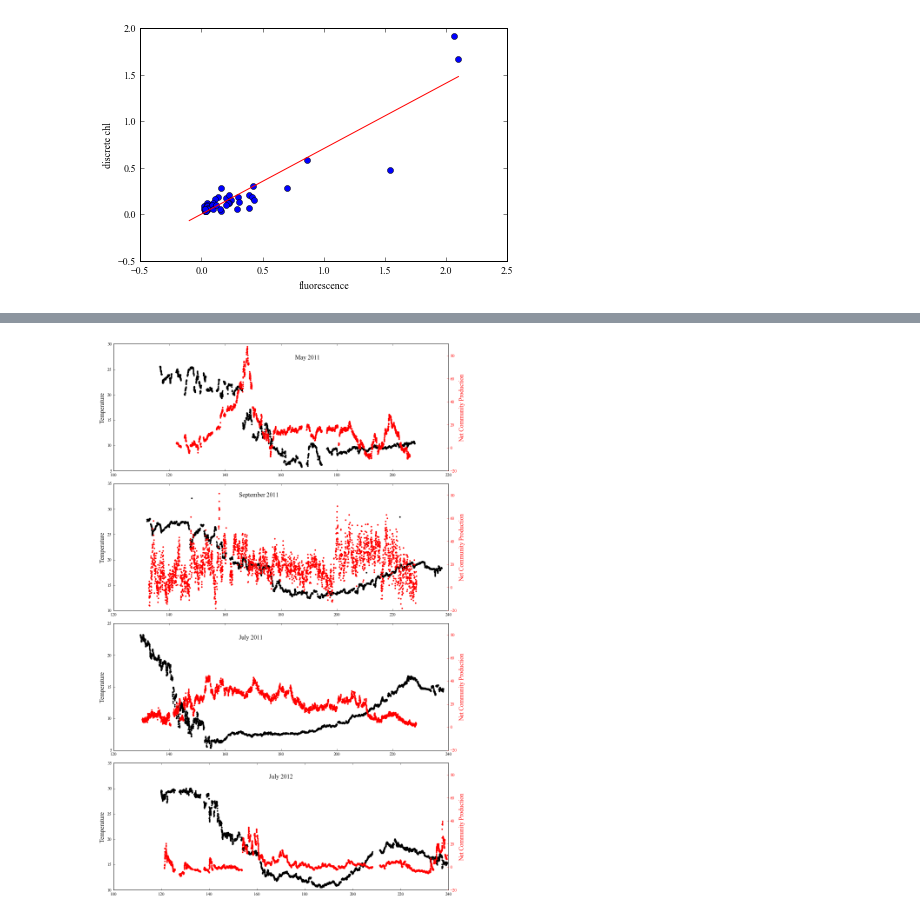
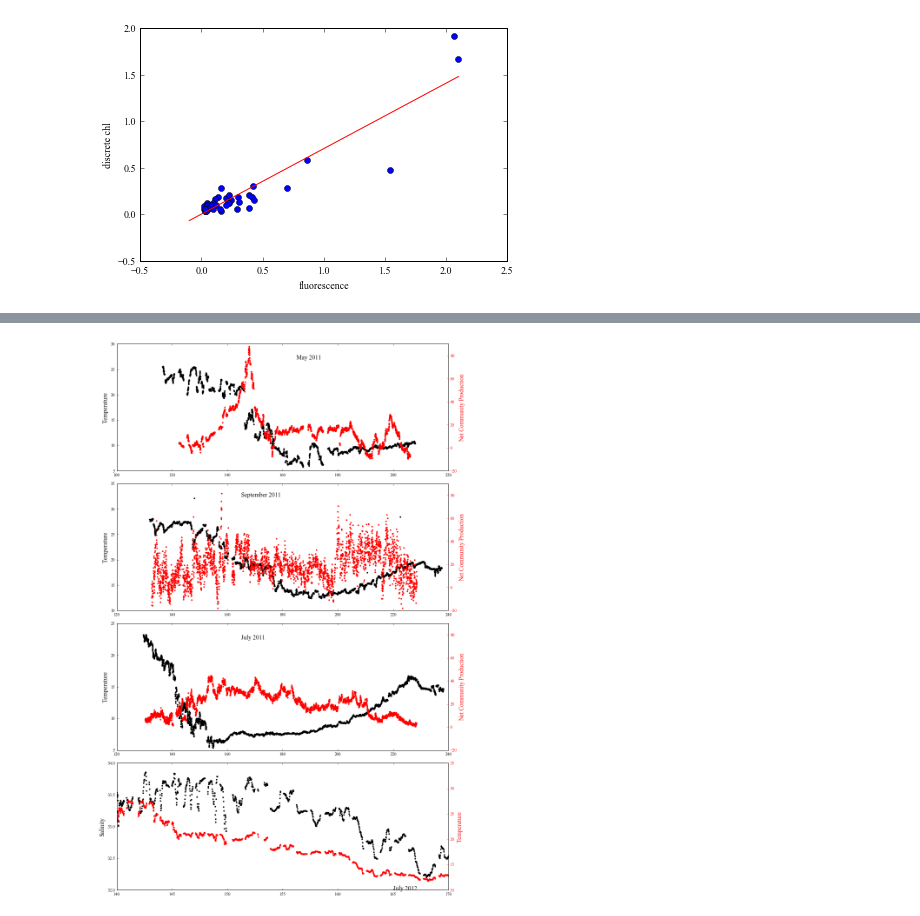
Before and after one commit to sophieclayton/kuroshio_productivity, a Jupyter notebook: Chl_calib.ipynb, the cells around one changed output, grey strips where cells are left out. Drawn from its saved outputs; the diff is of its cells as text; code cells hidden in the pictures.

```diff
--- a/Chl_calib.ipynb
+++ b/Chl_calib.ipynb
@@ -46,7 +47,7 @@ Index([u'Timestamp', u'Lat', u'Lon', u'S', u'T', u'Fluo', u'TrueO2Ar',
 # %%
 # import calibration data
 
-calib = pd.read_csv(r'/Users/sclayton/Google Drive/o2ar_data/Discrete_ChlO2Ar_ForSophie.csv', sep = ',')
+calib = pd.read_csv(r'/Users/archie/Google Drive/o2ar_data/Discrete_ChlO2Ar_ForSophie.csv', sep = ',')
 
 calib = calib.dropna()
 #calib = calib[(calib['Lon']>minlon) & (calib['Lon']<maxlon)]
@@ -76,3 +77,22 @@ Try using .loc[row_indexer,col_indexer] = value instead
 See the caveats in the documentation: http://pandas.pydata.org/pandas-docs/stable/indexing.html#indexing-view-versus-copy
 estimated calibration slope =  0.881930448676 , r =  0.869576623274 , p-value < 0.05  True
 [figure]
+# %%
+subTok2 = calib[calib['Cruise ID']=='Tokyo_2']
+subTok2['Fluo'] = np.interp(subTok2['Date/Time'],Tok2['Timestamp'], Tok2['Fluo'],left=np.nan, right=np.nan, period=None)
+subTok2 = subTok2.dropna()
+
+plt.plot(subTok2['Fluo'],subTok2['[Chl] (ug/L)'], 'o')
+plt.xlabel('discrete chl')
+plt.ylabel('fluorescence')
+
+mT,cT, rT, pT, std_errT = ss.linregress(subTok2['Fluo'],subTok2['[Chl] (ug/L)'])
+plt.plot(np.arange(-0.1, 2.2, 0.1), mT*(np.arange(-0.1, 2.2, 0.1))+cT, 'r')
+
+print 'estimated calibration slope = ', mT, ', r = ', rT, ', p-value < 0.05 ', pT<0.05
+
+plt.show()
+
+# calibrate fluorescence for Tokyo_1
+
+Tok2['chl'] = mT*Tok2['Fluo']+cT
@@ -195,39 +235,42 @@ ax5.plot(Tok3['Lon'], Tok3['Air-sea flux'], '.r')
 #ax2.set_xlim([140, 170])
 #ax2.set_ylim([15, 30])
 ax5.set_ylim([-20, 90])
 ax2.text(165, 32.5,'September 2011', fontsize = 14)
 
 ax2.set_ylabel('Temperature', color='k', fontsize = 14)
 ax5.set_ylabel('Net Community Production', color= 'r', fontsize = 14)
 ax5.tick_params(colors='r')
 
 ax3.plot(Tok2['Lon'], Tok2['T'], '.k')
 ax6 = ax3.twinx()
 ax6.plot(Tok2['Lon'], Tok2['Air-sea flux'], '.r')
 #ax2.set_xlim([140, 170])
 #ax2.set_ylim([15, 30])
 ax6.set_ylim([-20, 90])
 ax3.text(165, 22.5,'July 2011', fontsize = 14)
 
 ax3.set_ylabel('Temperature', color='k', fontsize = 14)
 ax6.set_ylabel('Net Community Production', color= 'r', fontsize = 14)
 ax6.tick_params(colors='r')
 
-ax7.plot(Tian['Lon'], Tian['T'], '.k')
+ax7.plot(Tian['Lon'], Tian['S'], '.k')
+ax7.set_xlim([140, 170])
 ax8 = ax7.twinx()
-ax8.plot(Tian['Lon'], Tian['Air-sea flux'], '.r')
-#ax3.set_xlim([140, 170])
-#ax3.set_ylim([10, 30])
-ax8.set_ylim([-20, 90])
+ax8.plot(Tian['Lon'], Tian['T'], '.r')
+
+ax7.set_ylim([32, 34])
+#ax8.set_ylim([-20, 90])
 ax7.text(165, 32,'July 2012', fontsize = 14)
-
-ax7.set_ylabel('Temperature', color='k', fontsize = 14)
-ax8.set_ylabel('Net Community Production', color= 'r', fontsize = 14)
+# ax9 = ax7.twinx()
+# ax9.plot(Tian['Lon'], Tian['chl'], '.g')
+ax8.set_xlim([140, 170])
+ax7.set_ylabel('Salinity', color='k', fontsize = 14)
+ax8.set_ylabel('Temperature', color= 'r', fontsize = 14)
 ax8.tick_params(colors='r')
 ax8.set_xlabel('Longitude', fontsize = 14)
 
 plt.show()
 
 fig2.savefig('../figures/uway_NCP_sst_MJJS.png', dpi = 300)
 # %% [output]
-[figure, old version]
+[figure, new version]
```
Also changed, not shown: parts of 5 cells of this notebook, 2 other files.
